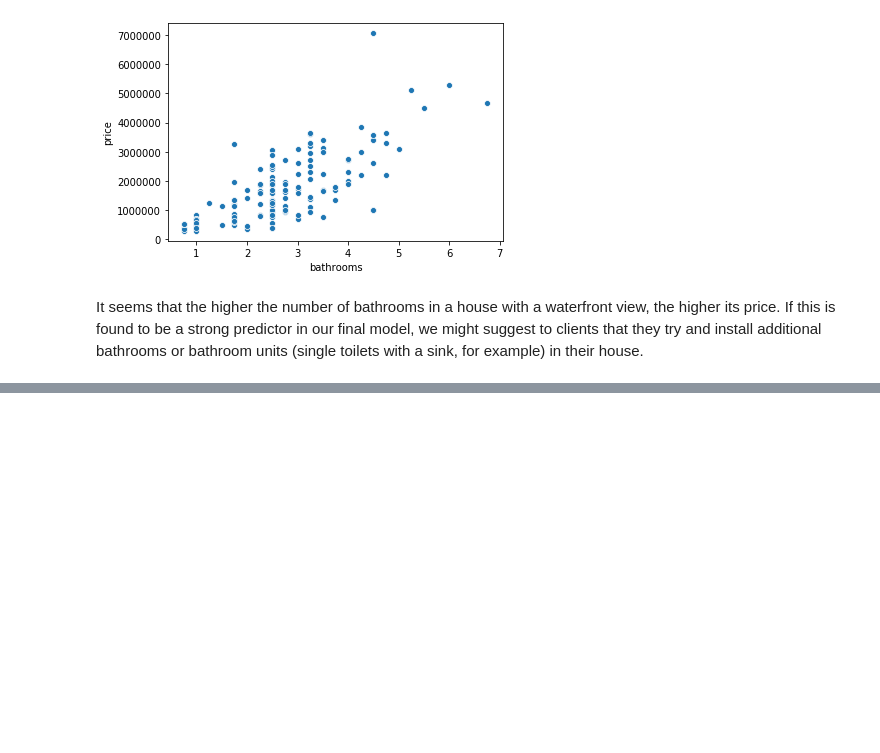
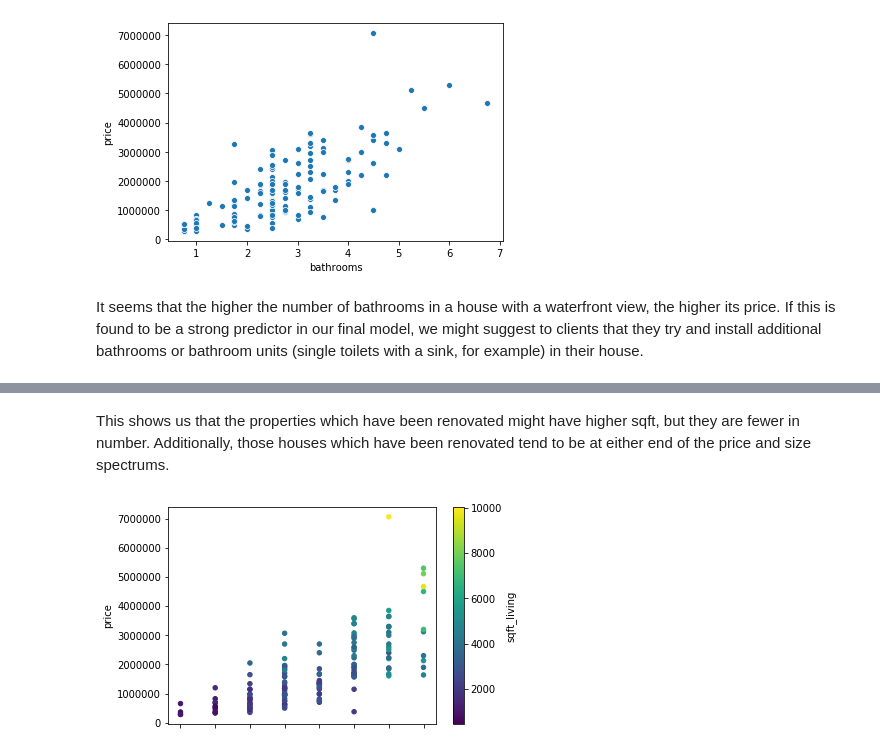
Before and after one commit to HeleneBu/Project_1, a Jupyter notebook: Data cleaning and question 1.ipynb, the cells around one changed output, grey strips where cells are left out. Cells and saved outputs as stored; diff of their text form; code cells hidden in the pictures; blank space fills up the shorter version.

```diff
--- a/Data cleaning and question 1.ipynb
+++ b/Data cleaning and question 1.ipynb
@@ -351,0 +423,9 @@ It seems that the higher the number of bathrooms in a house with a waterfront vi
+# %% [markdown]
+This shows us that the properties which have been renovated might have higher sqft, but they are fewer in number. Additionally, those houses which have been renovated tend to be at either end of the price and size spectrums.
+# %%
+ax2 = df_waterfront_only.plot.scatter(x='grade',
+                       y='price',
+                      c='sqft_living',
+                      colormap='viridis')
+# %% [output]
+[figure, added]
```
Also changed, not shown: parts of 17 cells of this notebook, 1 other file.
